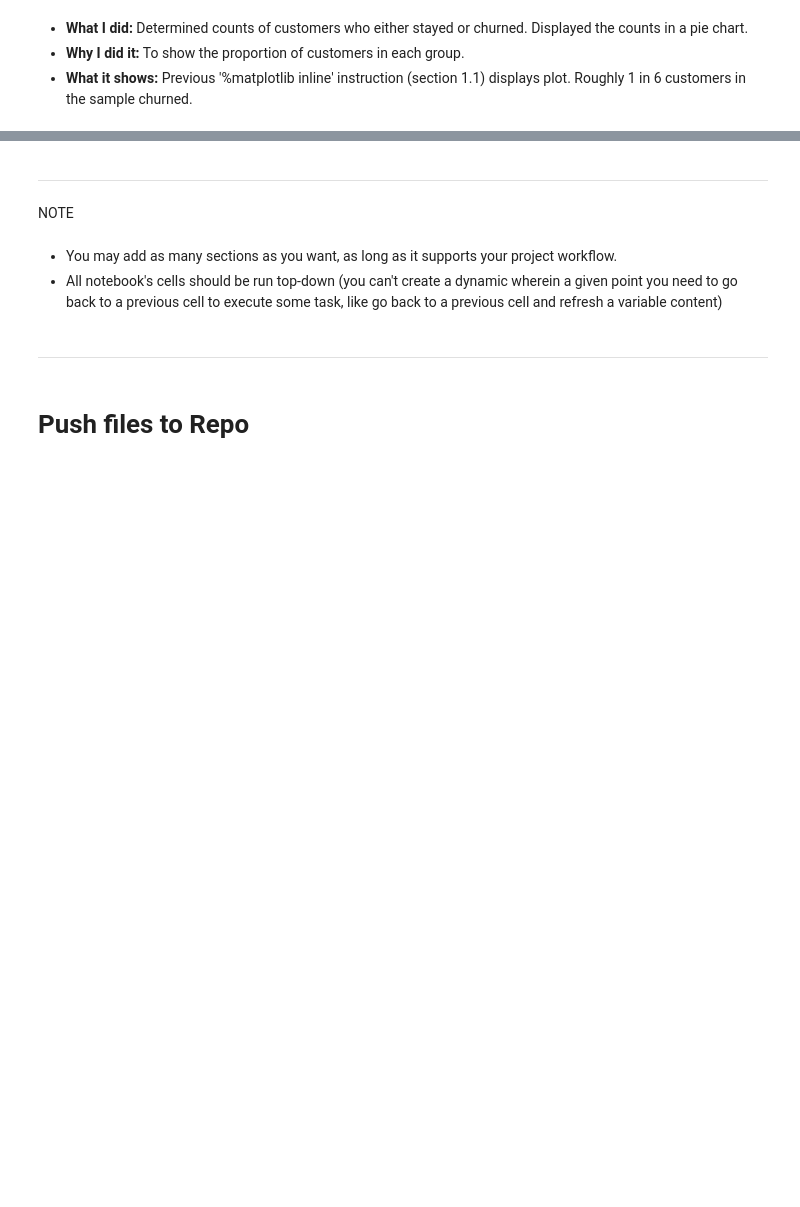
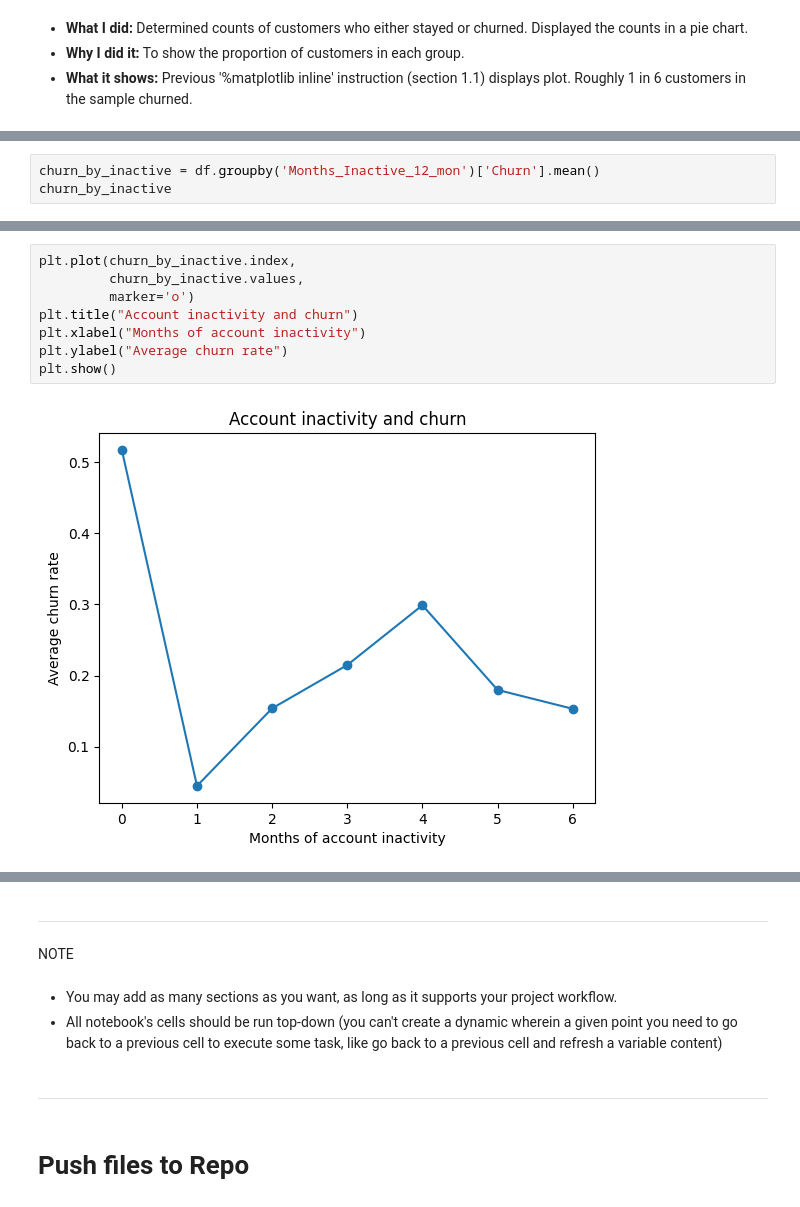
Before and after one commit to ImaginationDeadImagine/capstone-1-credit-card-customers, a Jupyter notebook: jupyter_notebooks/02_analysis.ipynb, the cells around one changed output, grey strips where cells are left out. Saved outputs shown, nothing was run; the diff lists cells and outputs as text; blank space fills up the shorter version.

```diff
--- a/jupyter_notebooks/02_analysis.ipynb
+++ b/jupyter_notebooks/02_analysis.ipynb
@@ -165,0 +212,3 @@ displays plot.  Roughly 1 in 6 customers in the sample churned.
+# %%
+churn_by_inactive = df.groupby('Months_Inactive_12_mon')['Churn'].mean()
+churn_by_inactive
@@ -165,0 +225,10 @@ displays plot.  Roughly 1 in 6 customers in the sample churned.
+# %%
+plt.plot(churn_by_inactive.index,
+         churn_by_inactive.values,
+         marker='o')
+plt.title("Account inactivity and churn")
+plt.xlabel("Months of account inactivity")
+plt.ylabel("Average churn rate")
+plt.show()
+# %% [output]
+[figure, added]
```
Also changed, not shown: parts of 12 cells of this notebook.
